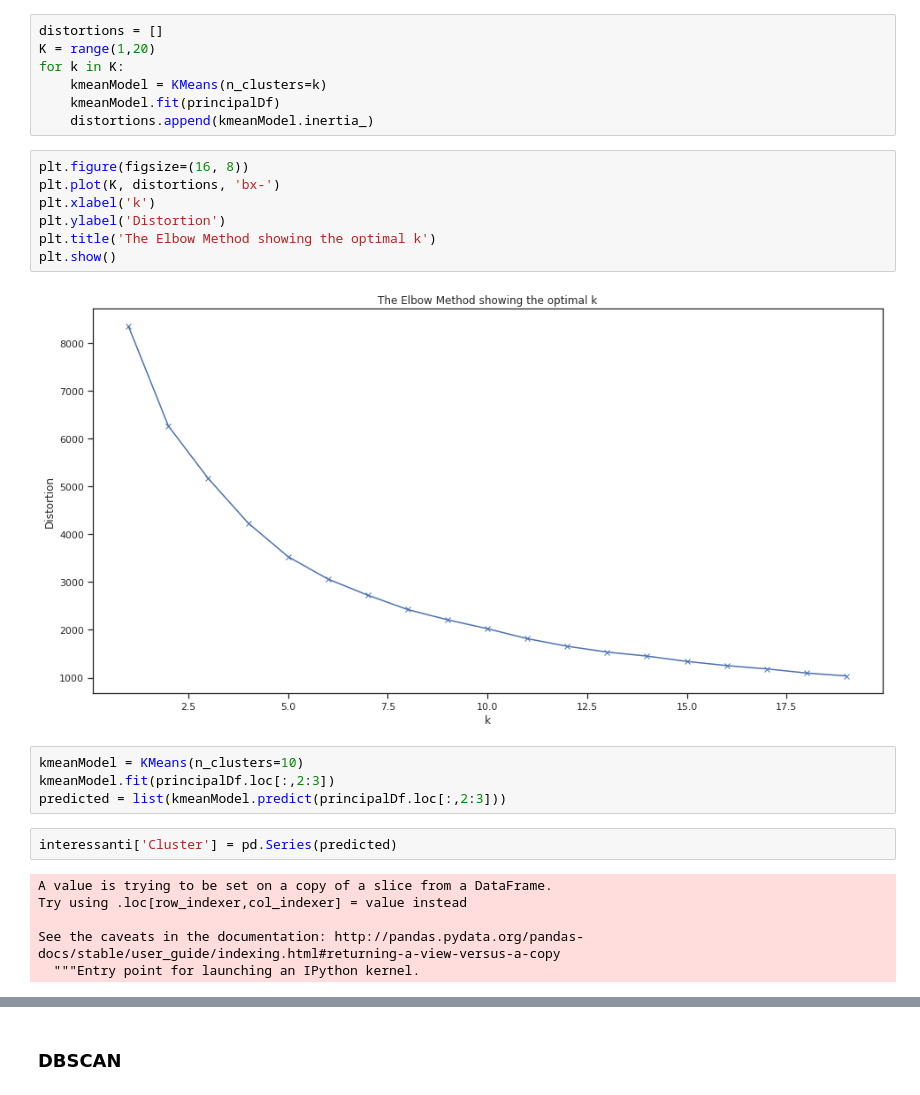
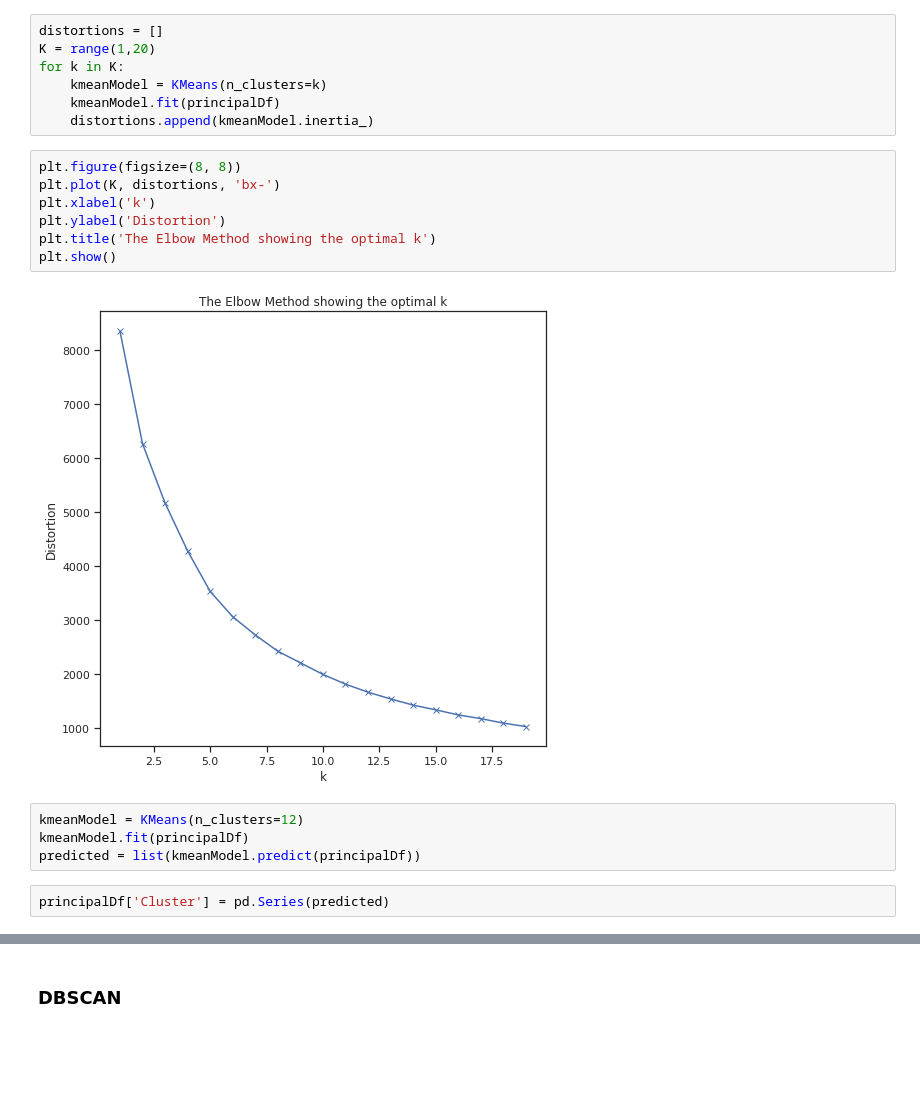
Before and after one commit to filippotessaro/DM-Project, a Jupyter notebook: Src/Clustering.ipynb, the cells around one changed output, grey strips where cells are left out. Drawn from its saved outputs; the diff is of its cells as text; blank space fills up the shorter version.

```diff
--- a/Src/Clustering.ipynb
+++ b/Src/Clustering.ipynb
@@ -176,23 +191,17 @@ for k in K:
     kmeanModel.fit(principalDf)
     distortions.append(kmeanModel.inertia_)
 # %%
-plt.figure(figsize=(16, 8))
+plt.figure(figsize=(8, 8))
 plt.plot(K, distortions, 'bx-')
 plt.xlabel('k')
 plt.ylabel('Distortion')
 plt.title('The Elbow Method showing the optimal k')
 plt.show()
 # %% [output]
-[figure, old version]
+[figure, new version]
 # %%
-kmeanModel = KMeans(n_clusters=10)
-kmeanModel.fit(principalDf.loc[:,2:3])
-predicted = list(kmeanModel.predict(principalDf.loc[:,2:3]))
+kmeanModel = KMeans(n_clusters=12)
+kmeanModel.fit(principalDf)
+predicted = list(kmeanModel.predict(principalDf))
 # %%
-interessanti['Cluster'] = pd.Series(predicted)
+principalDf['Cluster'] = pd.Series(predicted)
-# %% [output]
-A value is trying to be set on a copy of a slice from a DataFrame.
-Try using .loc[row_indexer,col_indexer] = value instead
-
-See the caveats in the documentation: http://pandas.pydata.org/pandas-docs/stable/user_guide/indexing.html#returning-a-view-versus-a-copy
-  """Entry point for launching an IPython kernel.
```
Also changed, not shown: parts of 21 cells of this notebook, 6 other files.
